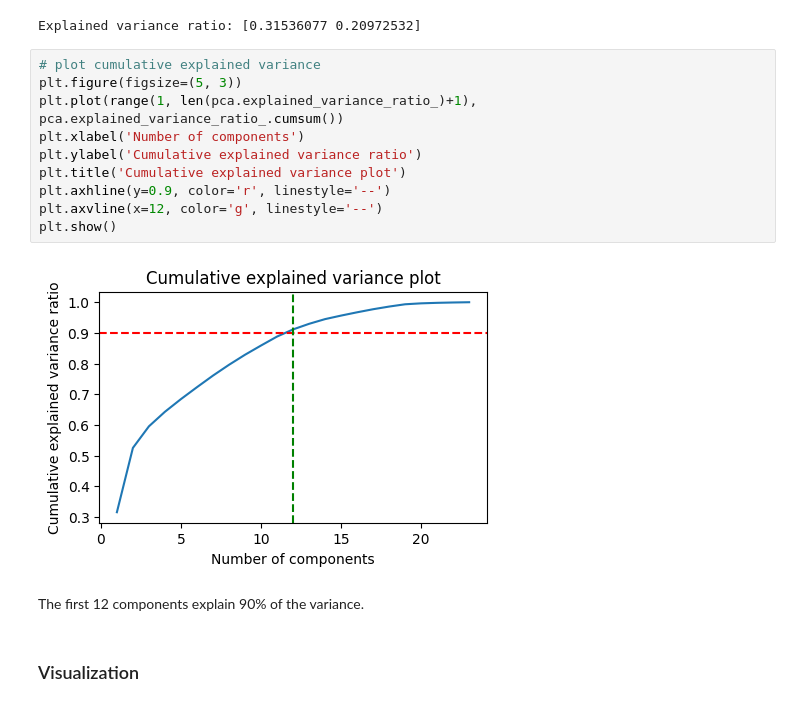
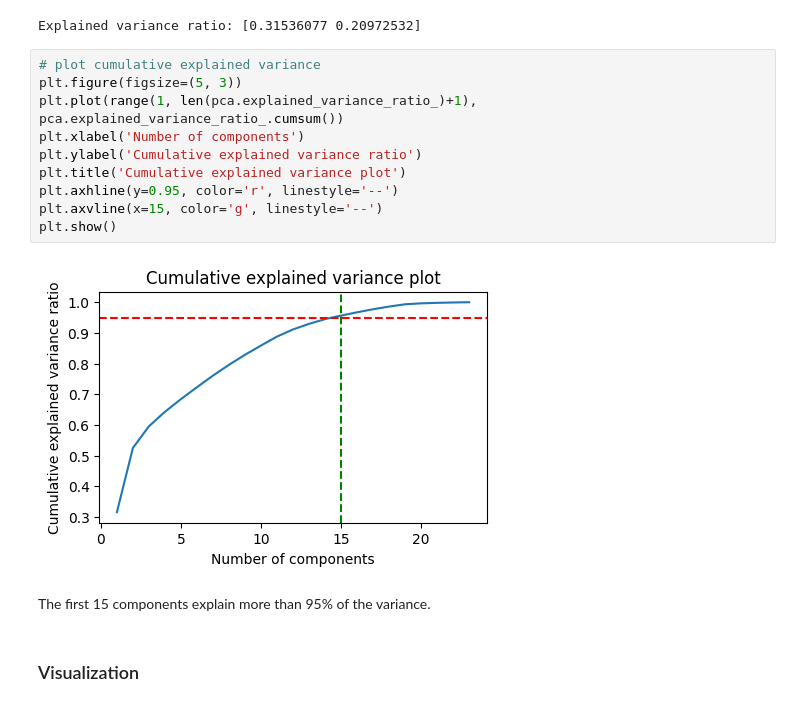
Before and after one commit to oneybb/EC4308_Credit_Default, a Jupyter notebook: PCA.ipynb, the cells around one changed output. Cells and saved outputs as stored; diff of their text form.

```diff
--- a/PCA.ipynb
+++ b/PCA.ipynb
@@ -49,17 +72,17 @@ Explained variance ratio: [0.31536077 0.20972532]
 # %%
 # plot cumulative explained variance
 plt.figure(figsize=(5, 3))
 plt.plot(range(1, len(pca.explained_variance_ratio_)+1), pca.explained_variance_ratio_.cumsum())
 plt.xlabel('Number of components')
 plt.ylabel('Cumulative explained variance ratio')
 plt.title('Cumulative explained variance plot')
-plt.axhline(y=0.9, color='r', linestyle='--')
-plt.axvline(x=12, color='g', linestyle='--')
+plt.axhline(y=0.95, color='r', linestyle='--')
+plt.axvline(x=15, color='g', linestyle='--')
 plt.show()
 # %% [output]
-[figure, old version]
+[figure, new version]
 # %% [markdown]
-The first 12 components explain 90% of the variance.
+The first 15 components explain more than 95% of the variance.
 # %% [markdown]
 ### Visualization
 # %%
```
Also changed, not shown: parts of 47 cells of this notebook.
